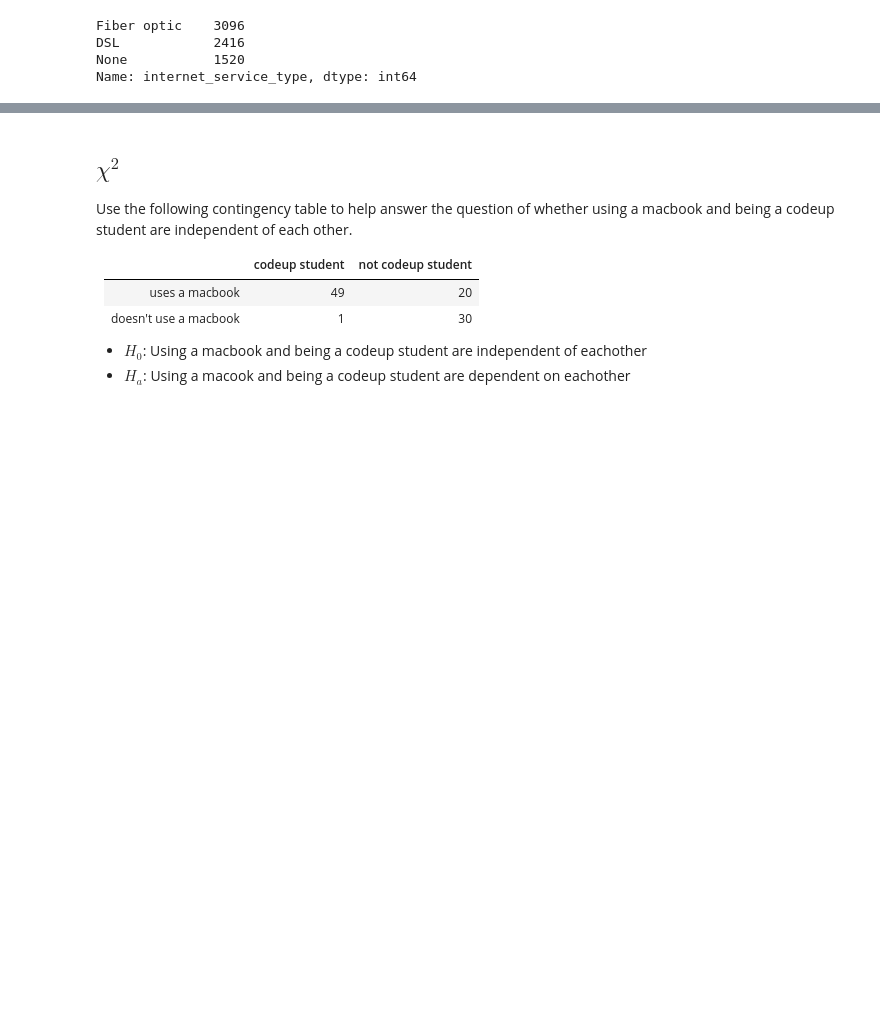
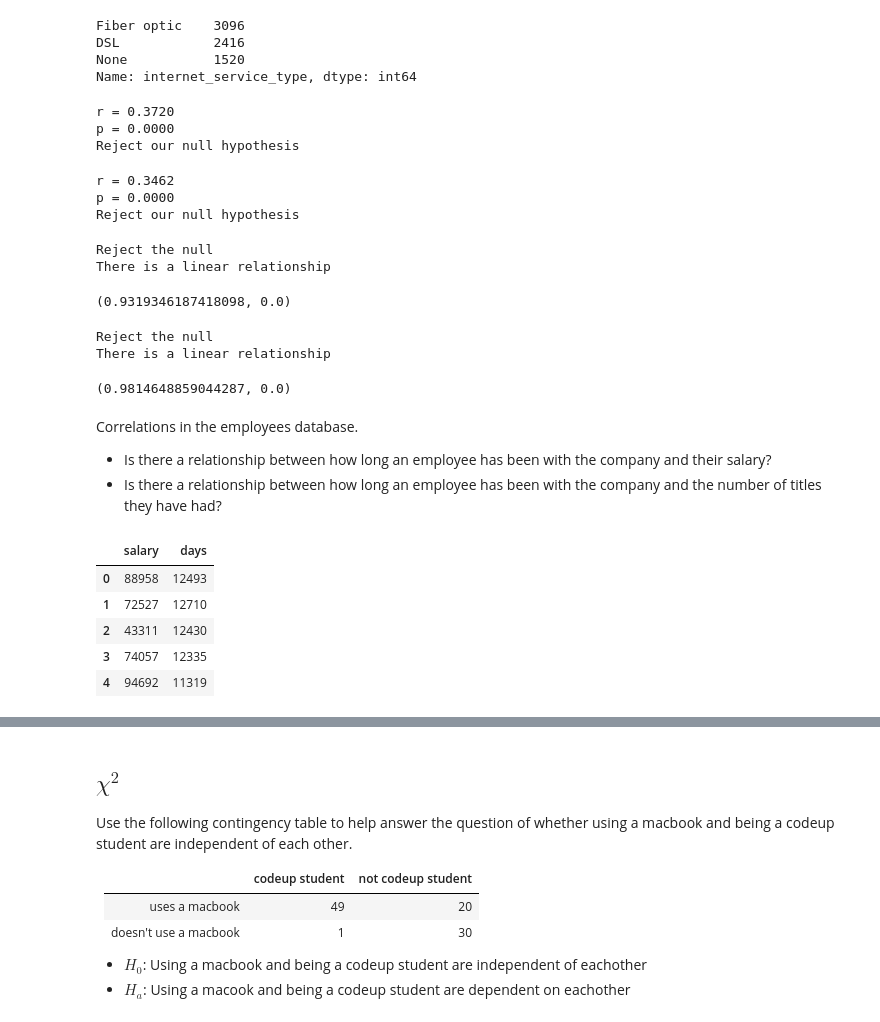
Before and after one commit to CodeupClassroom/darden-statistics-exercises, a Jupyter notebook: hypothesis_testing.ipynb, the cells around one changed output, grey strips where cells are left out. Cells and saved outputs as stored; diff of their text form; code cells hidden in the pictures; blank space fills up the shorter version.

```diff
--- a/hypothesis_testing.ipynb
+++ b/hypothesis_testing.ipynb
@@ -229,0 +233,80 @@ Name: internet_service_type, dtype: int64
+# %%
+alpha = .05
+r, p = stats.pearsonr(telco_has_internet.tenure, telco_has_internet.monthly_charges)
+print(f'''
+r = {r:.4f}
+p = {p:.4f}
+'''.strip())
+if p < alpha:
+    print("Reject our null hypothesis")
+else:
+    print("Fail to reject our null hypothesis")
+# %% [output]
+r = 0.3720
+p = 0.0000
+Reject our null hypothesis
+# %%
+alpha = .05
+r, p = stats.pearsonr(telco_no_internet.tenure, telco_no_internet.monthly_charges)
+print(f'''
+r = {r:.4f}
+p = {p:.4f}
+'''.strip())
+if p < alpha:
+    print("Reject our null hypothesis")
+else:
+    print("Fail to reject our null hypothesis")
+# %% [output]
+r = 0.3462
+p = 0.0000
+Reject our null hypothesis
+# %%
+# pearson's R of tenure and total charges
+alpha = .05
+r, p = stats.pearsonr(telco_has_internet.tenure, telco_has_internet.total_charges)
+if p < alpha:
+    print("Reject the null")
+    print("There is a linear relationship")
+else:
+    print("Fail to reject the null")
+r, p
+# %% [output]
+Reject the null
+There is a linear relationship
+(0.9319346187418098, 0.0)
+# %%
+# pearson's R of tenure and total charges
+alpha = .05
+r, p = stats.pearsonr(telco_no_internet.tenure, telco_no_internet.total_charges)
+if p < alpha:
+    print("Reject the null")
+    print("There is a linear relationship")
+else:
+    print("Fail to reject the null")
+r, p
+# %% [output]
+Reject the null
+There is a linear relationship
+(0.9814648859044287, 0.0)
+# %% [markdown]
+Correlations in the employees database.
+
+- Is there a relationship between how long an employee has been with the company and their salary?
+- Is there a relationship between how long an employee has been with the company and the number of titles they have had?
+# %%
+url = f'mysql+pymysql://{env.user}:{env.password}@{env.host}/employees'
+query = '''
+SELECT salary, DATEDIFF(curdate(), hire_date) as 'days'
+FROM salaries
+JOIN employees USING(emp_no)
+WHERE to_date > now()
+'''
+df = pd.read_sql(query, url)
+df.head()
+# %% [output]
+|  | salary | days |
+| 0 | 88958 | 12493 |
+| 1 | 72527 | 12710 |
+| 2 | 43311 | 12430 |
+| 3 | 74057 | 12335 |
+| 4 | 94692 | 11319 |
```
Also changed, not shown: parts of 8 cells of this notebook.
